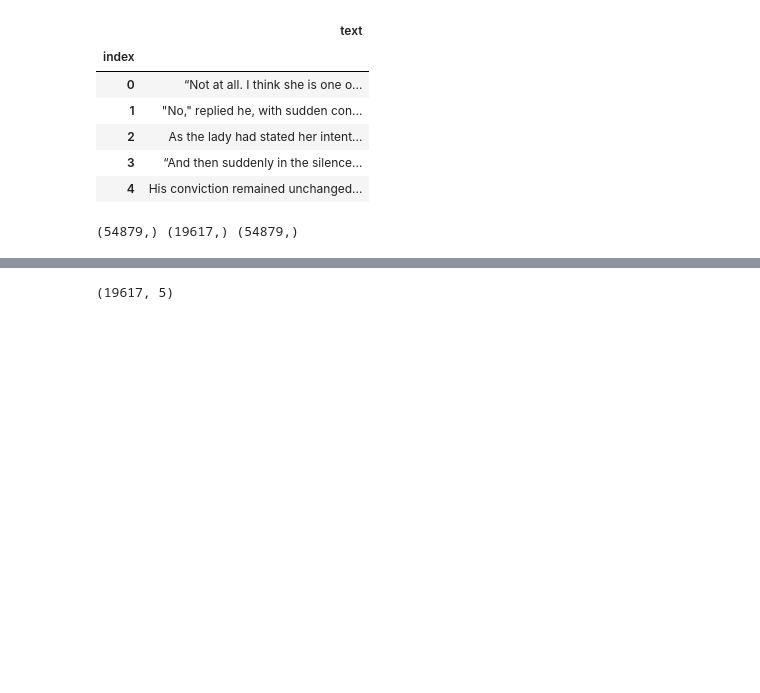
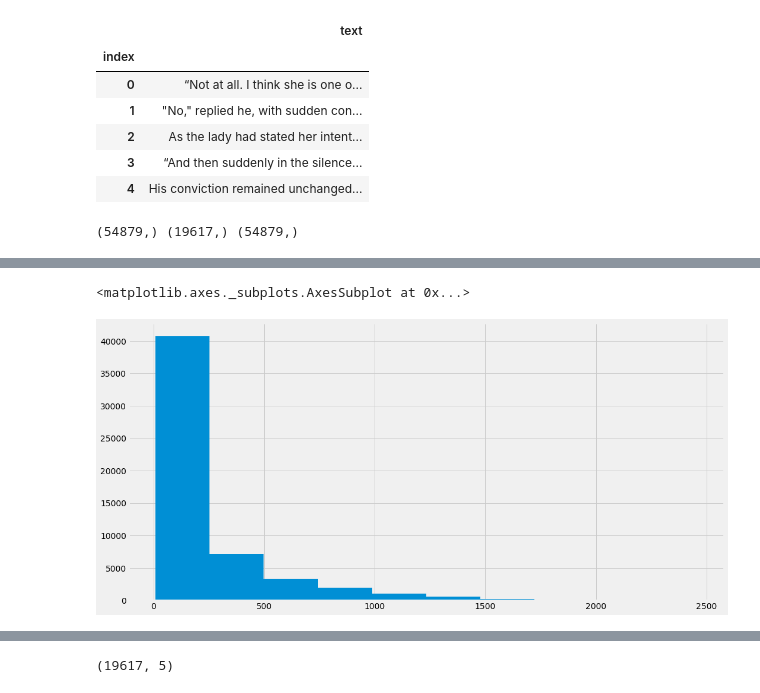
Before and after one commit to cksgnlcjswo/dku_dacon, a Jupyter notebook: 기말대회/attention.ipynb, the cells around one changed output, grey strips where cells are left out. Drawn from its saved outputs; the diff is of its cells as text; code cells hidden in the pictures; blank space fills up the shorter version.

```diff
--- a/기말대회/attention.ipynb
+++ b/기말대회/attention.ipynb
@@ -223,25 +273,0 @@ test['text']=test['text'].apply(alpha_num)
-# %%
-
-train['text']=train['text'].str.replace('\(', ' \( ')
-train['text']=train['text'].str.replace('\{', ' \{ ')
-train['text']=train['text'].str.replace('\[', ' \[ ')
-train['text']=train['text'].str.replace('\)', ' \) ')
-train['text']=train['text'].str.replace('\}', ' \} ')
-train['text']=train['text'].str.replace('\]', ' \] ')
-train['text']=train['text'].str.replace('—', '')
-train['text']=train['text'].str.replace('_', '')
-train['text']=train['text'].str.replace(':', '')
-train['text']=train['text'].str.replace("‘",' ‘ ')
-train['text']=train['text'].str.replace("“",' “ ')
-
-test['text']=test['text'].str.replace('\(', ' \( ')
-test['text']=test['text'].str.replace('\{', ' \{ ')
-test['text']=test['text'].str.replace('\[', ' \[ ')
-test['text']=test['text'].str.replace('\)', ' \) ')
-test['text']=test['text'].str.replace('\}', ' \} ')
-test['text']=test['text'].str.replace('\]', ' \] ')
-test['text']=test['text'].str.replace('—', '')
-test['text']=test['text'].str.replace('_', '')
-test['text']=test['text'].str.replace(':', '')
-test['text']=test['text'].str.replace("‘",' ‘ ')
-test['text']=test['text'].str.replace("“",' “ ')
@@ -248,2 +287,23 @@ test['text']=test['text'].str.replace("“",' “ ')
+# %%
+from nltk.stem.wordnet import WordNetLemmatizer
+from nltk.tokenize import TweetTokenizer
+
+def lemma_text(text):
+    tokenizer=TweetTokenizer()
+    words=tokenizer.tokenize(text)
+    lem = WordNetLemmatizer()
+    words=[lem.lemmatize(word, "v") for word in words]
+
+    clean_sent=" ".join(words)
+
+    return clean_sent
+
+train['text'] = train['text'].str.lower().apply(lemma_text)
+test['text'] = test['text'].str.lower().apply(lemma_text)
+# %%
+train['text'].str.len().hist()
+# %% [output]
+<matplotlib.axes._subplots.AxesSubplot at 0x...>
+[figure, added]
 # %%
 vocab_size = 20000
```
Also changed, not shown: parts of 13 cells of this notebook.
